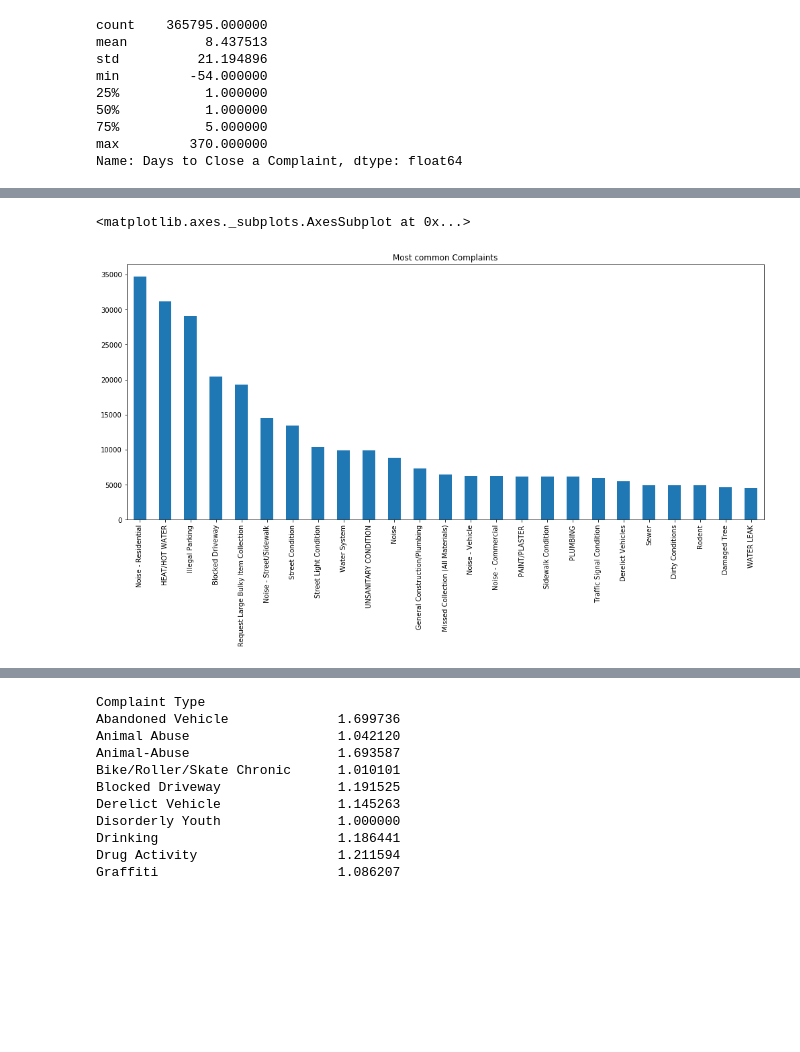
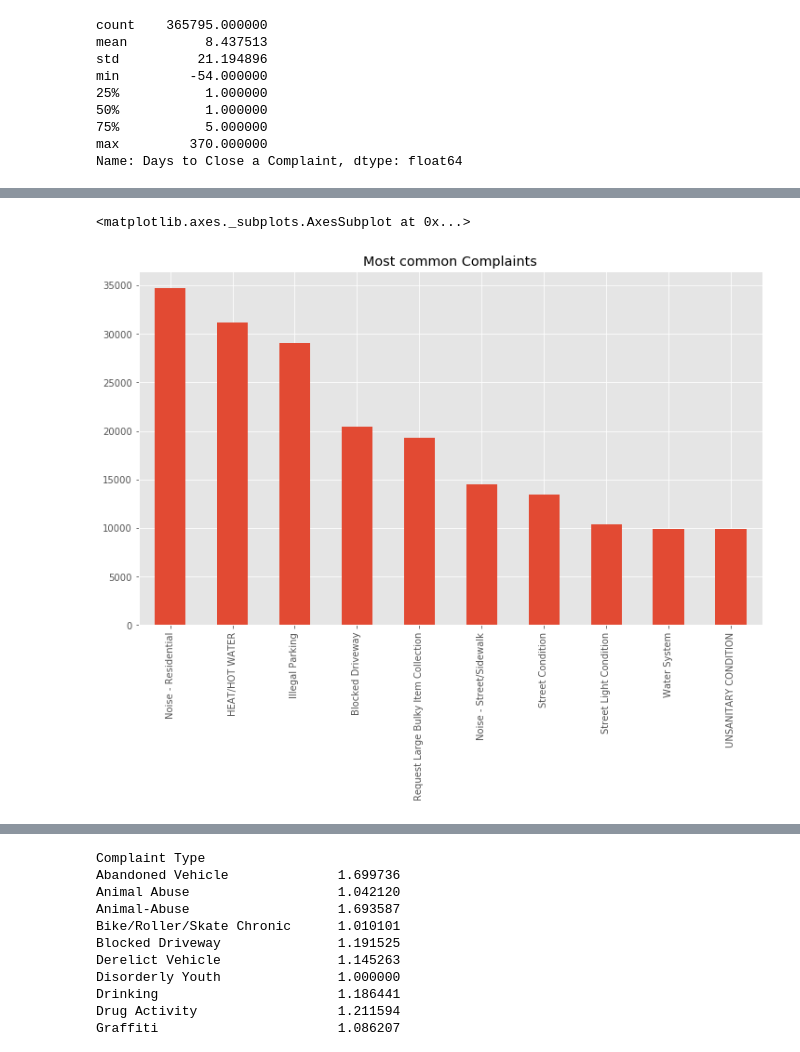
Before and after one commit to Fairfield-University-BA505/final-project-fa2019-international-dt, a Jupyter notebook: Faris.ipynb, the cells around one changed output, grey strips where cells are left out. Cells and saved outputs as stored; diff of their text form; code cells hidden in the pictures; blank space fills up the shorter version.

```diff
--- a/Faris.ipynb
+++ b/Faris.ipynb
@@ -22,0 +36,4 @@ df.shape
+# %%
+df= df[['Created Date', 'Closed Date', 'Agency', 'Agency Name',
+       'Complaint Type', 'Descriptor', 'Location Type', 'Incident Zip',
+       'Resolution Description', 'Borough', 'Open Data Channel Type']]
@@ -22,0 +50,8 @@ df.shape
+# %%
+df = df[df['Agency']!='DVS']
+df = df[df['Agency']!='TAX']
+df = df[df['Agency']!='DCAS']
+df = df[df['Agency']!='ACS']
+df = df[df['Agency']!='COIB']
+#these agancys have some missing data or unclear at all informtion
+df.shape
@@ -23,11 +60,17 @@ df.shape
 # %%
-#df['just_date'] = df['Created Date'].dt.date
-df['just_time'] = pd.to_datetime(df['Created Date']).dt.strftime('%H:%M:%S')
+#adding the new dates column
+
+df['just_time_open'] = pd.to_datetime(df['Created Date']).dt.strftime('%H:%M:%S')
 df['just_close'] = pd.to_datetime(df['Closed Date'])
 df['just_open'] = pd.to_datetime(df['Created Date'])
 df['day of the week Open'] =  df['just_open'].dt.day_name()
 df['day of the week close'] =  df['just_close'].dt.day_name()
 df['Days to Close a Complaint' ] = -(df["just_open"] - df["just_close"]).astype("timedelta64[D]")
+df['Month_open'] = df['just_open'].dt.month
+ #https://stackoverflow.com/questions/37625334/python-pandas-convert-month-int-to-month-name
+# changes the months numbers to months names
+df['Month_open'] = df['Month_open'].apply(lambda x: calendar.month_abbr[x])
+
 
 df.dtypes
 #df.tail(10)
@@ -67,7 +107,4 @@ df.head()
 # %%
-import matplotlib.pyplot as plt
-%matplotlib inline
-plt.style.use('ggplot')
 
 #part of day for calling and making a 311 requst
 df_close = df['just_close']
@@ -78,7 +115,7 @@ df_close_cut=pd.cut(df_close.dt.hour,
                labels=['Night','Morning','Afternoon','Evening'],
                include_lowest=True)
 #
-df['Part of day close'] =  df_open_cut
+df['Part of day close'] =  df_close_cut
 df_close_cut.value_counts().plot.bar()
 # %% [output]
 <matplotlib.axes._subplots.AxesSubplot at 0x...>
@@ -163,8 +211,8 @@ df['Borough'].value_counts().plot.bar( figsize=(10,7), rot = 0)
 # %%
-df['Complaint Type'].value_counts().head(25).plot(kind='bar',
-                    figsize=(17,7), title = 'Most common Complaints')
+df['Complaint Type'].value_counts().head(10).plot(kind='bar',
+                    figsize=(12,7), title = 'Most common Complaints')
 # %% [output]
 <matplotlib.axes._subplots.AxesSubplot at 0x...>
-[figure, old version]
+[figure, new version]
 # %%
 df['Complaint Type'].value_counts().tail(25).plot(kind='bar',
```
Also changed, not shown: parts of 37 cells of this notebook.
